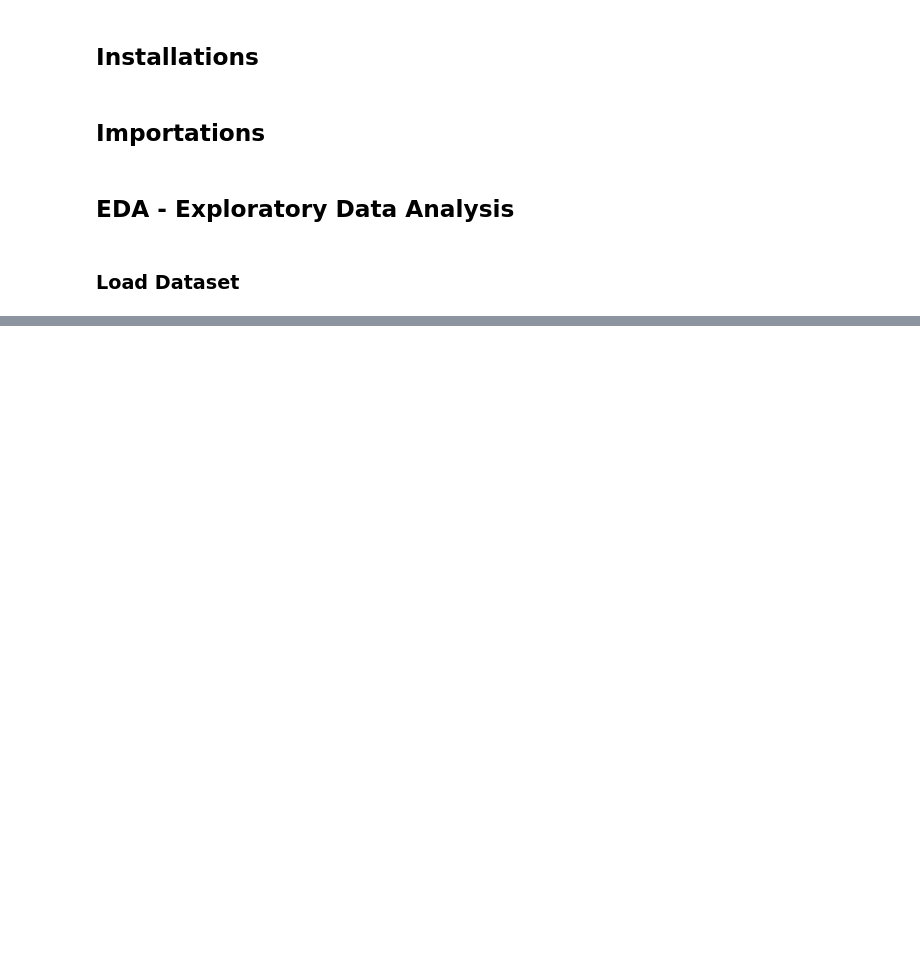
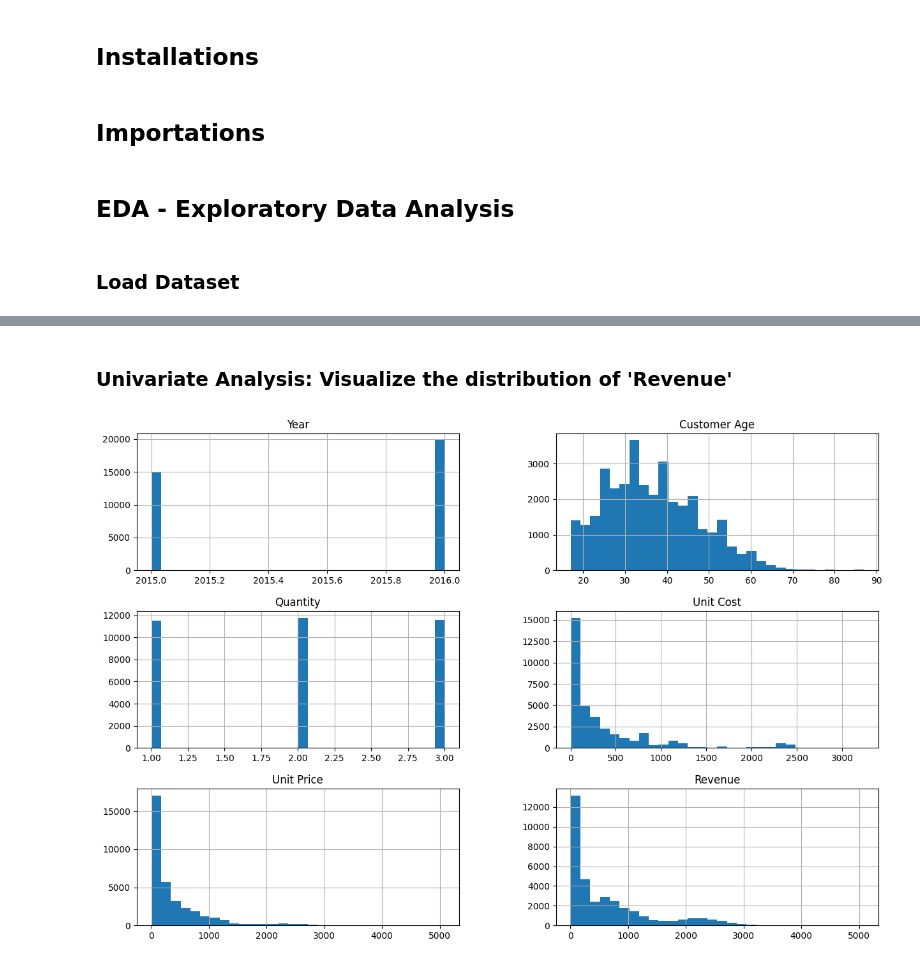
Before and after one commit to coderacheal/Foretell, a Jupyter notebook: models.ipynb, the cells around one changed output, grey strips where cells are left out. Cells and saved outputs as stored; diff of their text form; code cells hidden in the pictures; blank space fills up the shorter version.

```diff
--- a/models.ipynb
+++ b/models.ipynb
@@ -30,0 +141,7 @@ df.head()
+# %%
+#first let's drop the
+df = df.drop(columns=['index', 'Column1', 'Date', 'Cost'])
+# %%
+df = df.dropna(subset=['Revenue'])
+# %%
+df.dropna(inplace=True)
@@ -30,0 +202,7 @@ df.head()
+# %% [markdown]
+### Univariate Analysis: Visualize the distribution of 'Revenue'
+# %%
+df.hist(figsize=(15, 10), bins=30)
+plt.show()
+# %% [output]
+[figure, added]
```
Also changed, not shown: parts of 45 cells of this notebook, 4 other files.
